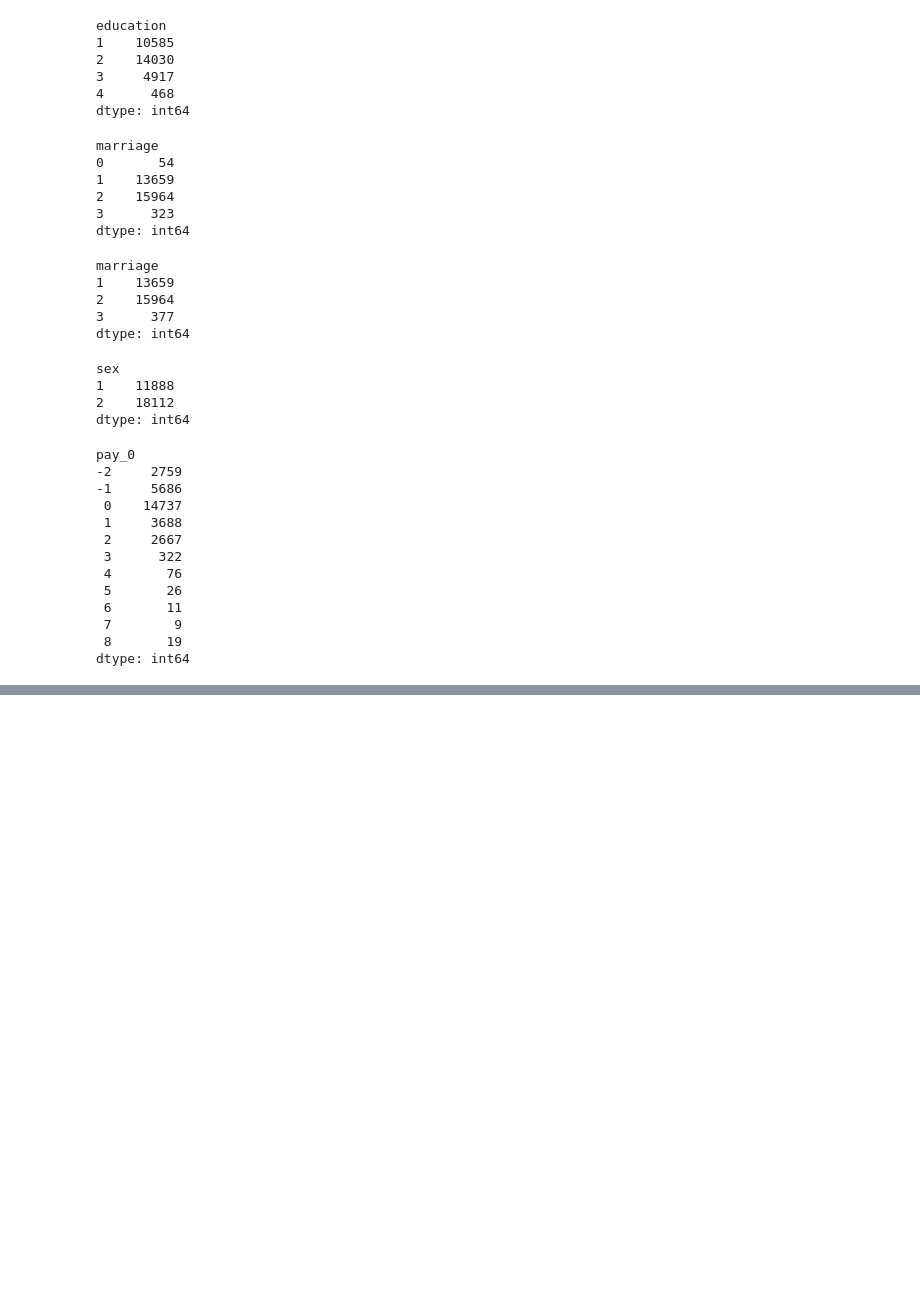
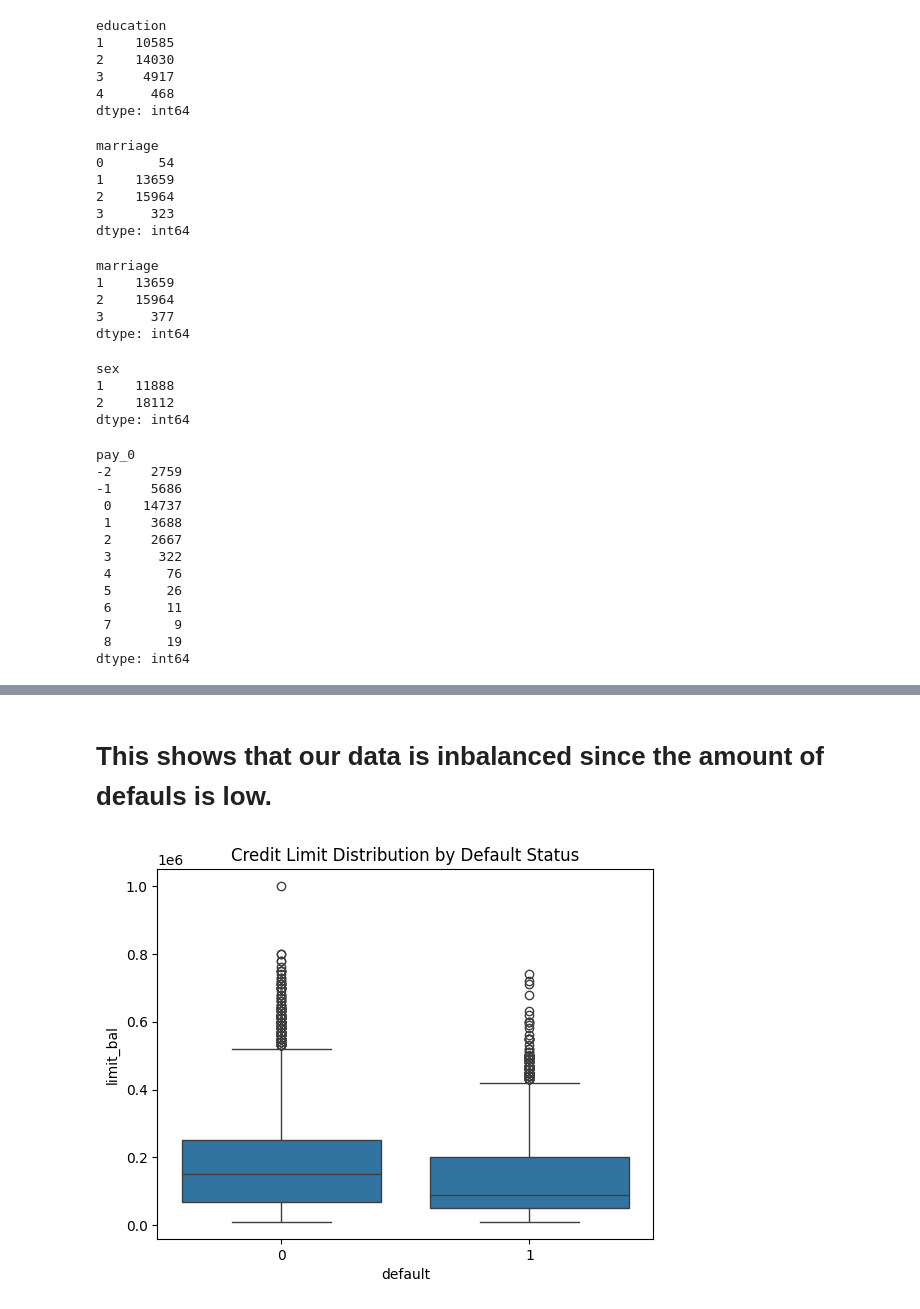
Before and after one commit to colaola20/explainable-ai, a Jupyter notebook: data_preprocessing/train_explain.ipynb, the cells around one changed output, grey strips where cells are left out. Cells and saved outputs as stored; diff of their text form; code cells hidden in the pictures; blank space fills up the shorter version.

```diff
--- a/data_preprocessing/train_explain.ipynb
+++ b/data_preprocessing/train_explain.ipynb
@@ -198,0 +206,8 @@ x = df.drop(columns=['default'])
+# %% [markdown]
+# This shows that our data is inbalanced since the amount of defauls is low.
+# %%
+sns.boxplot(x='default', y='limit_bal', data=df)
+plt.title('Credit Limit Distribution by Default Status')
+plt.show()
+# %% [output]
+[figure, added]
```
Also changed, not shown: parts of 9 cells of this notebook.
